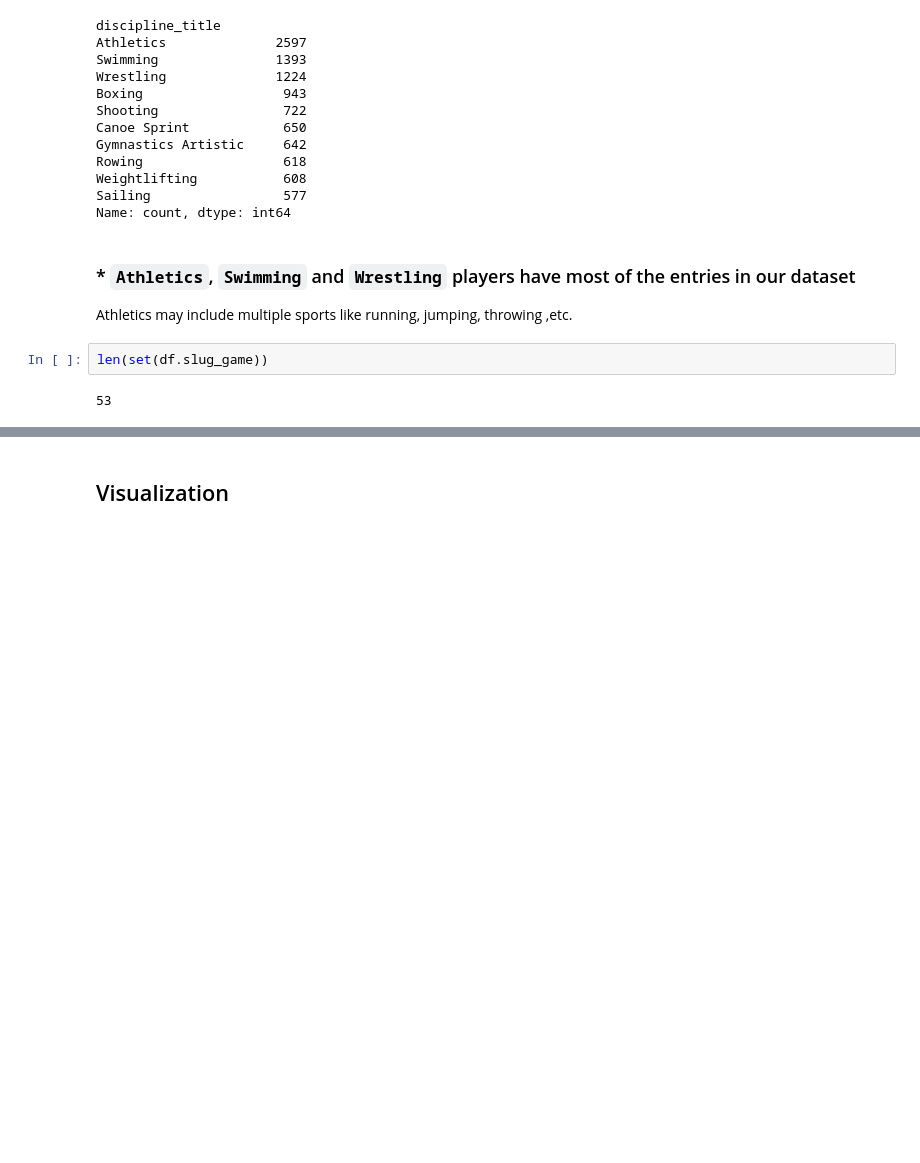
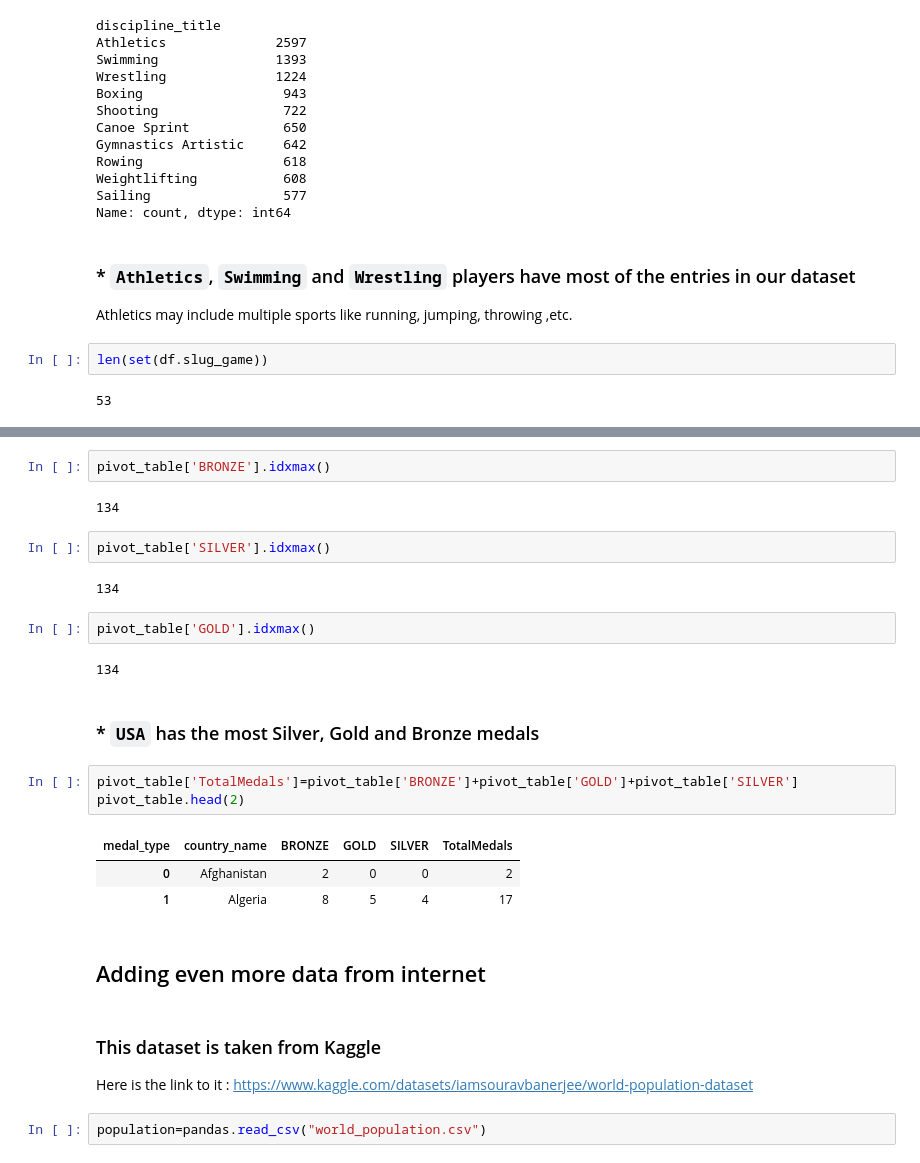
Before and after one commit to ShibamRoy9826/GeeksForGeeks-Hackathon-DataAnalysis-OlympicsData, a Jupyter notebook: GeeksForGeeks-Hackathon-Data-Analysis.ipynb, the cells around one changed output, grey strips where cells are left out. Drawn from its saved outputs; the diff is of its cells as text; blank space fills up the shorter version.

```diff
--- a/GeeksForGeeks-Hackathon-Data-Analysis.ipynb
+++ b/GeeksForGeeks-Hackathon-Data-Analysis.ipynb
@@ -742,2 +620,28 @@ plt.show()
-# %% [markdown]
-## Visualization
+# %%
+pivot_table['BRONZE'].idxmax()
+# %% [output]
+134
+# %%
+pivot_table['SILVER'].idxmax()
+# %% [output]
+134
+# %%
+pivot_table['GOLD'].idxmax()
+# %% [output]
+134
+# %% [markdown]
+### * `USA` has the most Silver, Gold and Bronze medals
+# %%
+pivot_table['TotalMedals']=pivot_table['BRONZE']+pivot_table['GOLD']+pivot_table['SILVER']
+pivot_table.head(2)
+# %% [output]
+| medal_type | country_name | BRONZE | GOLD | SILVER | TotalMedals |
+| 0 | Afghanistan | 2 | 0 | 0 | 2 |
+| 1 | Algeria | 8 | 5 | 4 | 17 |
+# %% [markdown]
+## Adding even more data from internet
+# %% [markdown]
+### This dataset is taken from Kaggle
+Here is the link to it : https://www.kaggle.com/datasets/iamsouravbanerjee/world-population-dataset
+# %%
+population=pandas.read_csv("world_population.csv")
```
Also changed, not shown: parts of 65 cells of this notebook.
